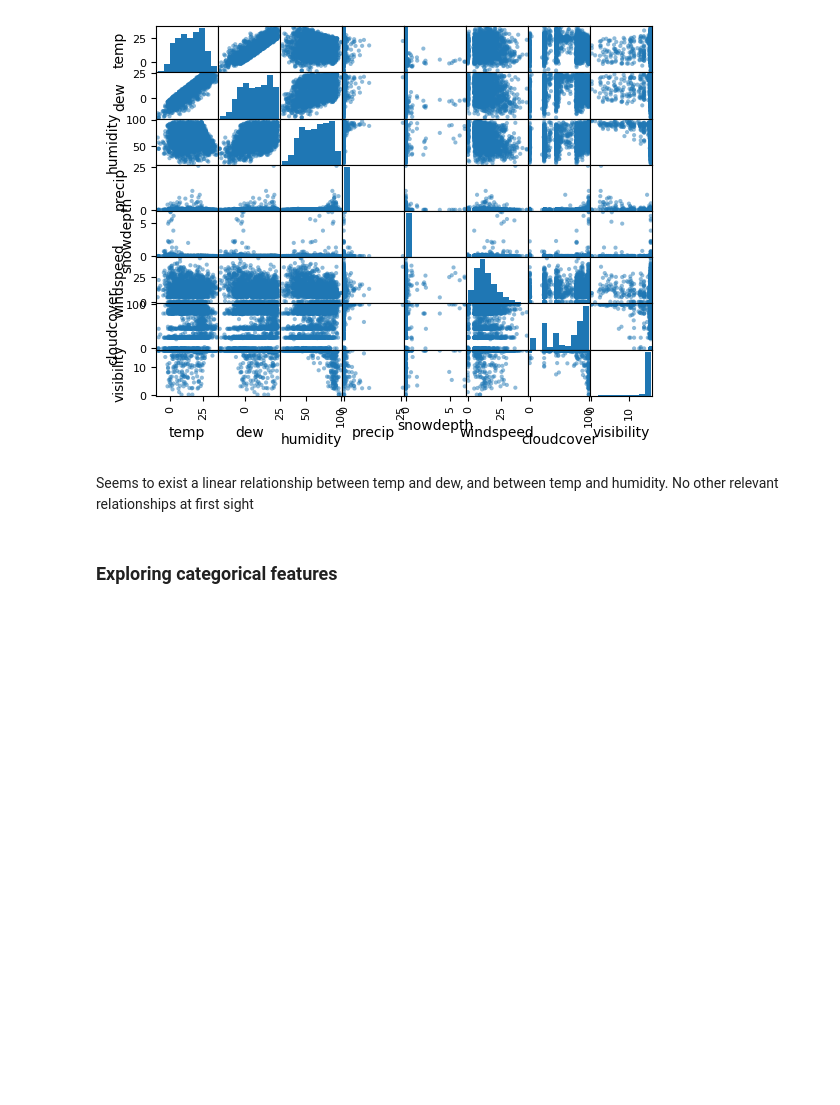
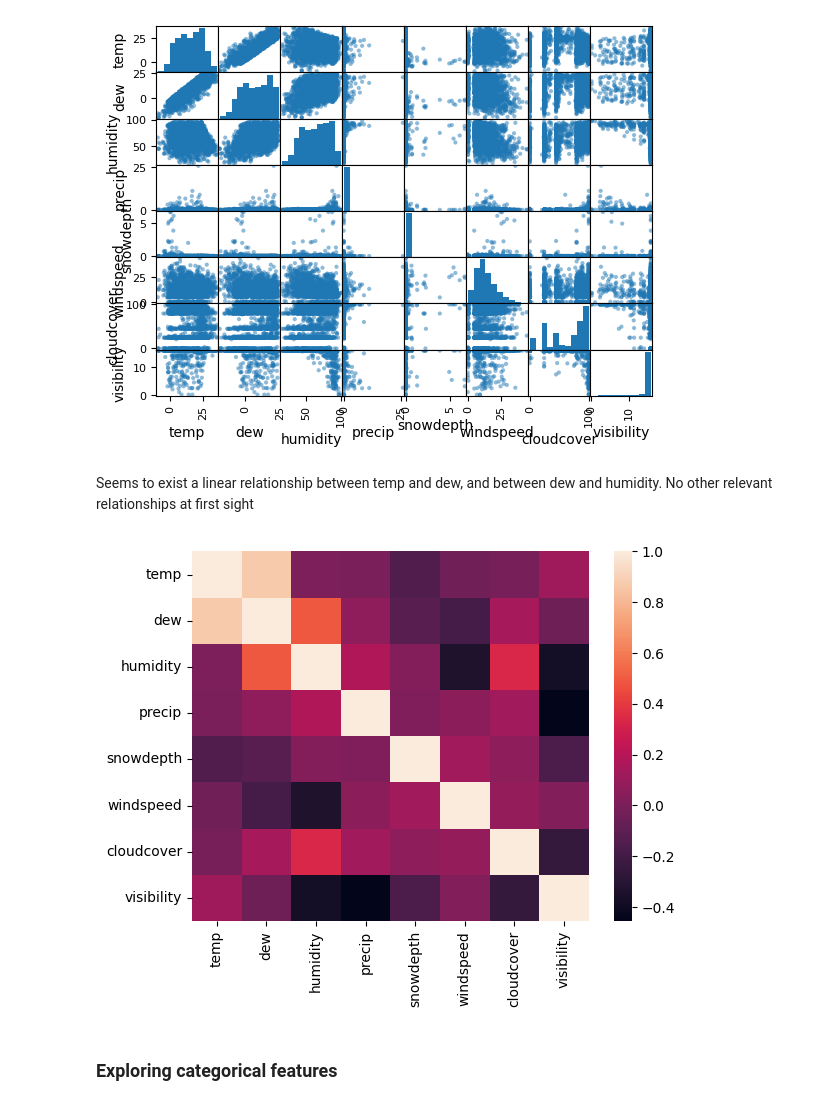
Before and after one commit to AlbertBS2/Predict-Bikes-Availability, a Jupyter notebook: data_analysis.ipynb, the cells around one changed output. Saved outputs shown, nothing was run; the diff lists cells and outputs as text; code cells hidden in the pictures; blank space fills up the shorter version.

Commit message:
Feat: Add heatmap

```diff
--- a/data_analysis.ipynb
+++ b/data_analysis.ipynb
@@ -59,7 +61,14 @@ pd.plotting.scatter_matrix(X.drop(columns=cat_features));
 # %% [output]
 [figure]
 # %% [markdown]
-Seems to exist a linear relationship between temp and dew, and between temp and humidity. No other relevant relationships at first sight
+Seems to exist a linear relationship between temp and dew, and between dew and humidity. No other relevant relationships at first sight
+# %%
+corr = X.drop(columns=cat_features).corr(numeric_only=True)
+sns.heatmap(corr,
+        xticklabels=corr.columns,
+        yticklabels=corr.columns);
+# %% [output]
+[figure, added]
 # %% [markdown]
 ### Exploring categorical features
 # %% [markdown]
```
Also changed, not shown: parts of 1 cell of this notebook.
